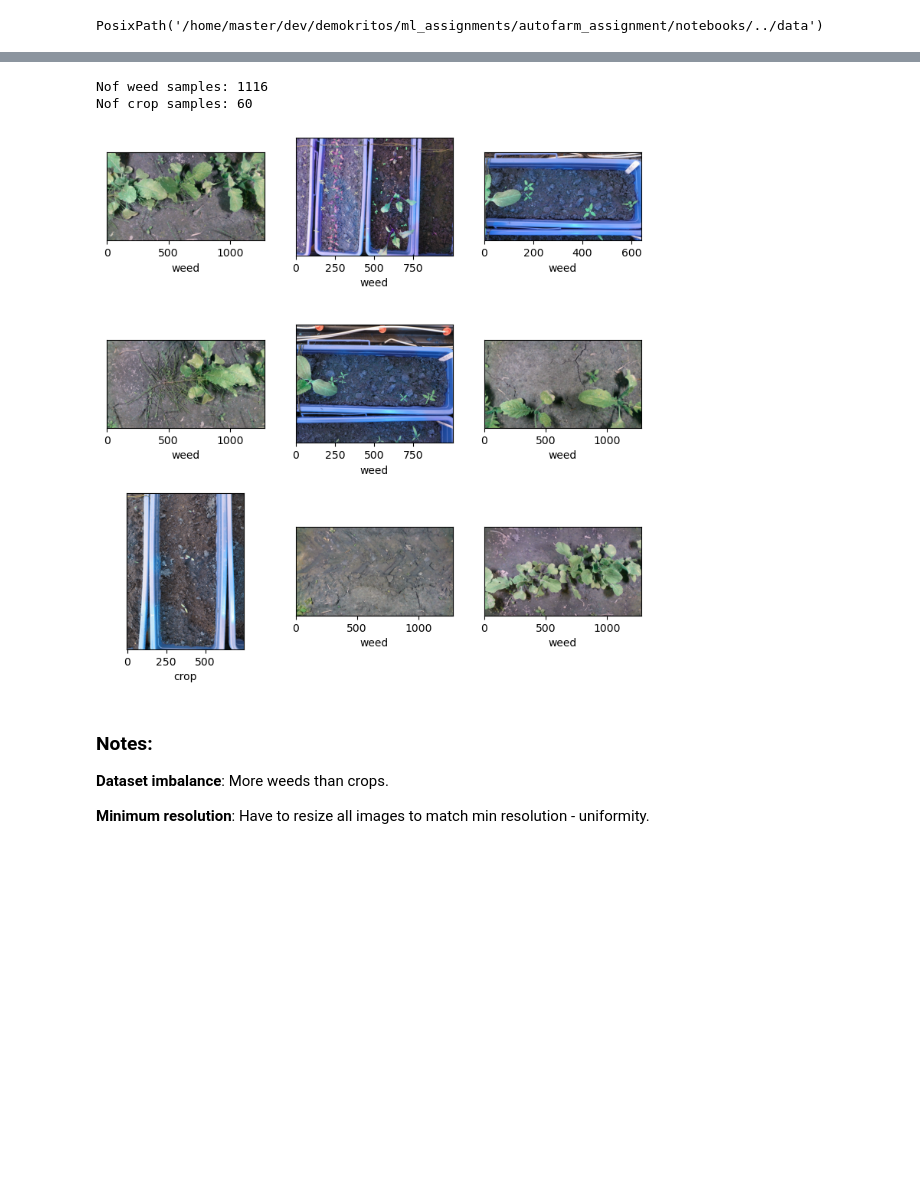
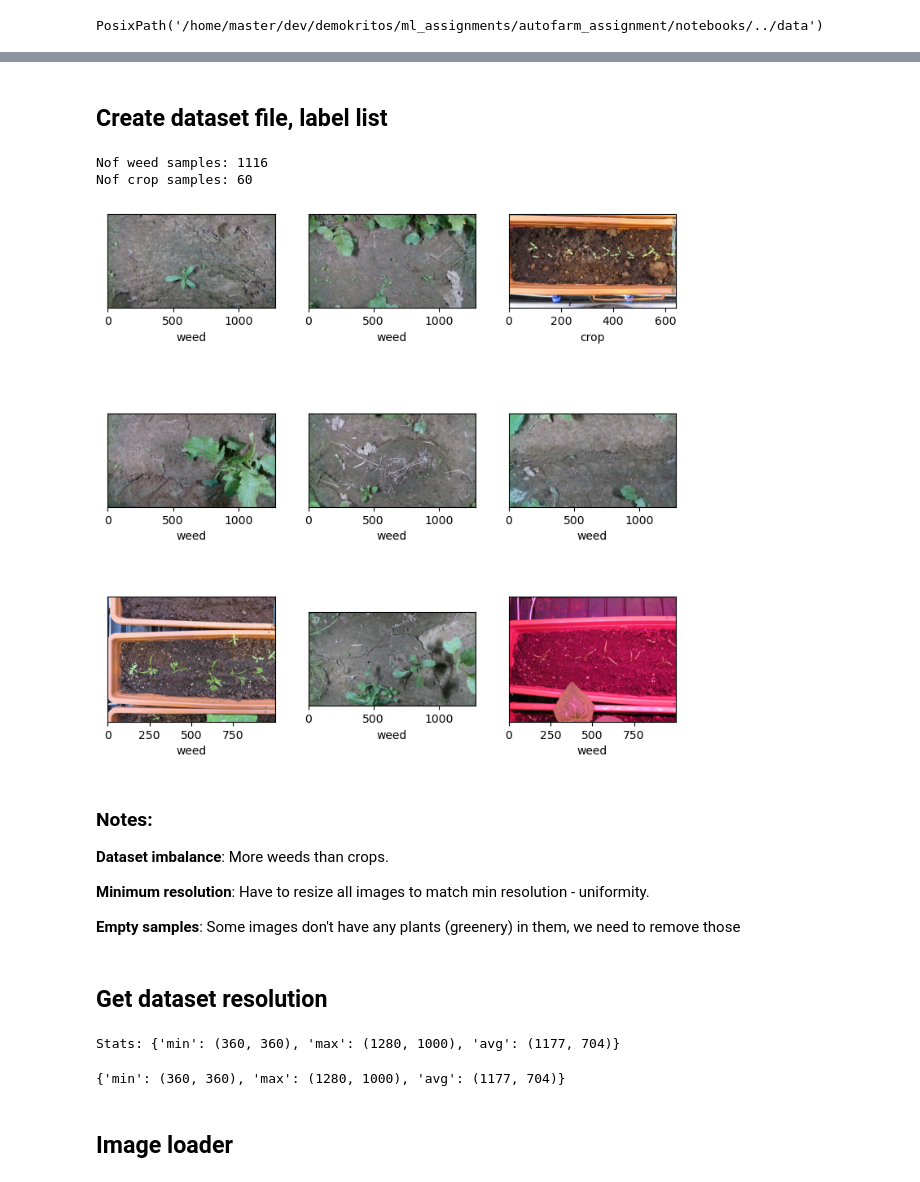
Before and after one commit to gpetrousov/ml_assignment_demokritos, a Jupyter notebook: autofarm_assignment/notebooks/01_dataset.ipynb, the cells around one changed output, grey strips where cells are left out. Drawn from its saved outputs; the diff is of its cells as text; code cells hidden in the pictures; blank space fills up the shorter version.

Commit message:
Introduced functions to clean dataset inside the module

```diff
--- a/autofarm_assignment/notebooks/01_dataset.ipynb
+++ b/autofarm_assignment/notebooks/01_dataset.ipynb
@@ -77,6 +80,8 @@ def create_labels_file_list(ds_dir):
 # %%
 lbls_ds = create_labels_file_list(ds_dir)
 lbls_ds;
+# %% [markdown]
+## Create dataset file, label list
 # %%
 #|export
 def create_dataset_list(ds_dir=ds_dir):
@@ -111,19 +116,25 @@ print_ds_info(ds)
 Nof weed samples: 1116
 Nof crop samples: 60
 # %%
+from skimage import io
+
 nof_cols, nof_rows = 3, 3
 fig, axes = plt.subplots(nrows=3, ncols=3, figsize=(nof_cols*3, nof_rows*3))
 
 for ax in axes.flatten():
     ax.get_yaxis().set_ticks([])
     record = randint(0, len(ds))
     ax.set_xlabel(xlabel=ds[record][1])
-    ax.imshow(cv2.imread(ds[record][0]))
+    ax.imshow(io.imread(ds[record][0]))
 # %% [output]
-[figure, old version]
+[figure, new version]
 # %% [markdown]
 ### Notes:
 
 **Dataset imbalance**: More weeds than crops.
 
 **Minimum resolution**: Have to resize all images to match min resolution - uniformity.
+
+**Empty samples**: Some images don't have any plants (greenery) in them, we need to remove those
+# %% [markdown]
+## Get dataset resolution
@@ -129,0 +166,7 @@ for ax in axes.flatten():
+# %%
+get_dataset_resolution_stats(ds)
+# %% [output]
+Stats: {'min': (360, 360), 'max': (1280, 1000), 'avg': (1177, 704)}
+{'min': (360, 360), 'max': (1280, 1000), 'avg': (1177, 704)}
+# %% [markdown]
+## Image loader
```
Also changed, not shown: parts of 14 cells of this notebook.
